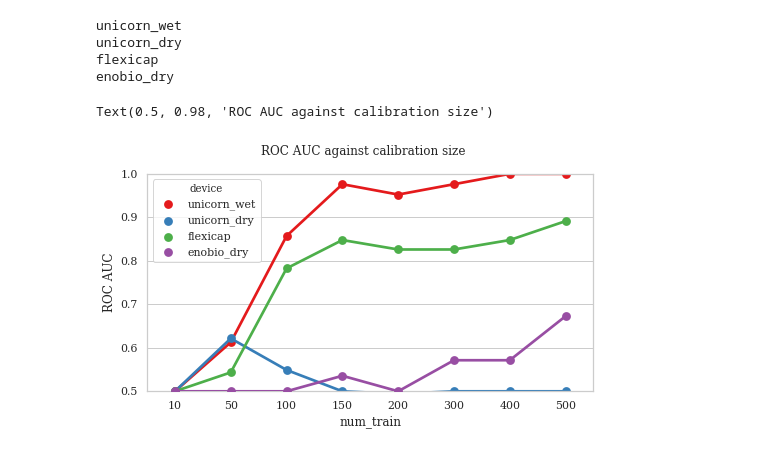
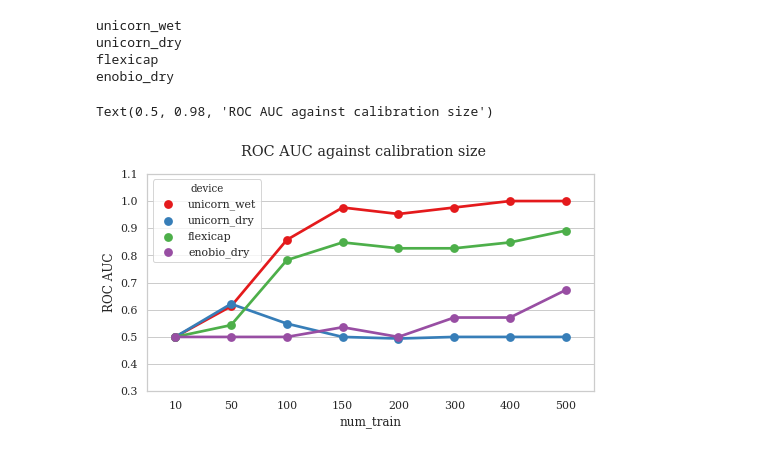
Before and after one commit to bertrandlalo/backpack_notebooks, a Jupyter notebook: eeg_oddball_benchmark/eeg_oddball_moabb.ipynb, the cells around one changed output. Cells and saved outputs as stored; diff of their text form; code cells hidden in the pictures.

```diff
--- a/eeg_oddball_benchmark/eeg_oddball_moabb.ipynb
+++ b/eeg_oddball_benchmark/eeg_oddball_moabb.ipynb
@@ -152,15 +152,15 @@ enobio_dry
 # %%
 f, ax = plt.subplots(facecolor='white', figsize=[8, 4])
 sns.pointplot(data=ALL_SCORES_DF,
               x='num_train',
               y='score',
               hue='device',
               palette="Set1",
               style="device",
               ax=ax)
 ax.set_ylabel('ROC AUC')
-ax.set_ylim(0.5, 1)
+ax.set_ylim(0.3, 1.1)
 plt.suptitle('ROC AUC against calibration size')
 # %% [output]
 Text(0.5, 0.98, 'ROC AUC against calibration size')
-[figure, old version]
+[figure, new version]
```
Also changed, not shown: parts of 1 cell of this notebook, 6 other files.
